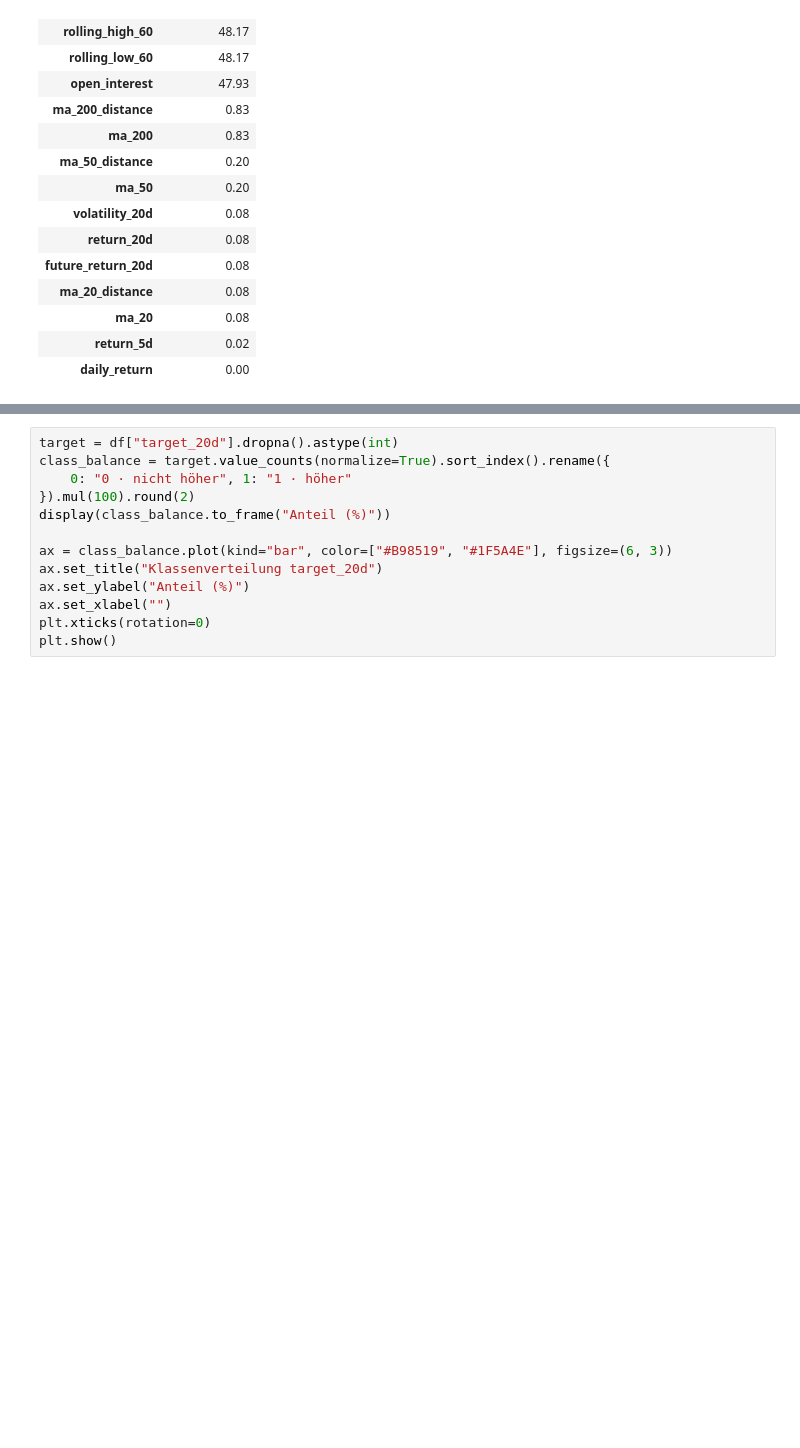
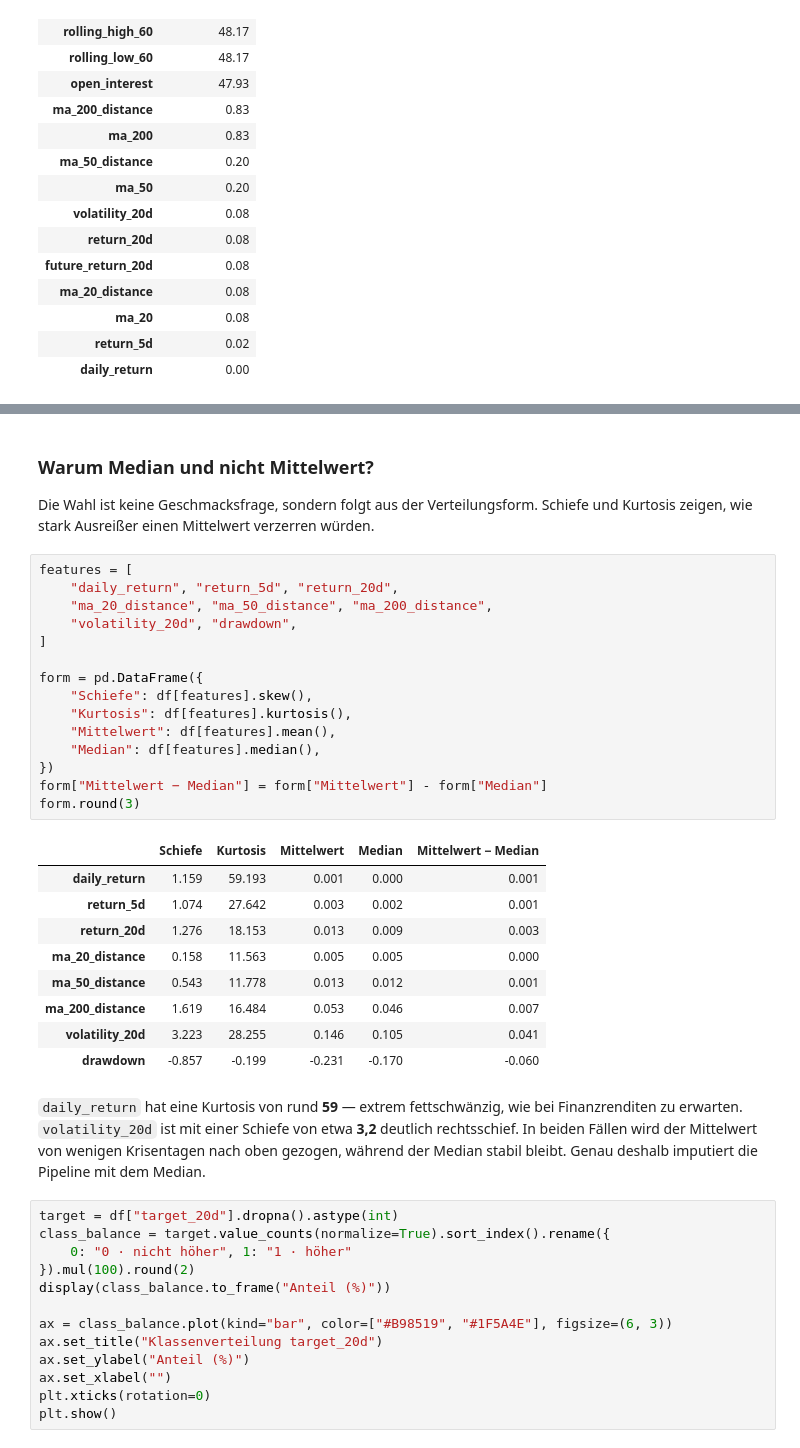
Before and after one commit to fedansoufiane-commits/forexscope-ai, a Jupyter notebook: notebooks/02_understanding_the_data.ipynb, the cells around one changed output, grey strips where cells are left out. Drawn from its saved outputs; the diff is of its cells as text; blank space fills up the shorter version.

```diff
--- a/notebooks/02_understanding_the_data.ipynb
+++ b/notebooks/02_understanding_the_data.ipynb
@@ -89,3 +137,40 @@ Median-Imputer die Behandlung innerhalb jedes Trainingsfensters.
+# %% [markdown]
+### Warum Median und nicht Mittelwert?
+
+Die Wahl ist keine Geschmacksfrage, sondern folgt aus der Verteilungsform.
+Schiefe und Kurtosis zeigen, wie stark Ausreißer einen Mittelwert verzerren
+würden.
+# %%
+features = [
+    "daily_return", "return_5d", "return_20d",
+    "ma_20_distance", "ma_50_distance", "ma_200_distance",
+    "volatility_20d", "drawdown",
+]
+
+form = pd.DataFrame({
+    "Schiefe": df[features].skew(),
+    "Kurtosis": df[features].kurtosis(),
+    "Mittelwert": df[features].mean(),
+    "Median": df[features].median(),
+})
+form["Mittelwert − Median"] = form["Mittelwert"] - form["Median"]
+form.round(3)
+# %% [output]
+|  | Schiefe | Kurtosis | Mittelwert | Median | Mittelwert − Median |
+| daily_return | 1.159 | 59.193 | 0.001 | 0.000 | 0.001 |
+| return_5d | 1.074 | 27.642 | 0.003 | 0.002 | 0.001 |
+| return_20d | 1.276 | 18.153 | 0.013 | 0.009 | 0.003 |
+| ma_20_distance | 0.158 | 11.563 | 0.005 | 0.005 | 0.000 |
+| ma_50_distance | 0.543 | 11.778 | 0.013 | 0.012 | 0.001 |
+| ma_200_distance | 1.619 | 16.484 | 0.053 | 0.046 | 0.007 |
+| volatility_20d | 3.223 | 28.255 | 0.146 | 0.105 | 0.041 |
+| drawdown | -0.857 | -0.199 | -0.231 | -0.170 | -0.060 |
+# %% [markdown]
+`daily_return` hat eine Kurtosis von rund **59** — extrem fettschwänzig, wie bei
+Finanzrenditen zu erwarten. `volatility_20d` ist mit einer Schiefe von etwa
+**3,2** deutlich rechtsschief. In beiden Fällen wird der Mittelwert von wenigen
+Krisentagen nach oben gezogen, während der Median stabil bleibt. Genau deshalb
+imputiert die Pipeline mit dem Median.
 # %%
 target = df["target_20d"].dropna().astype(int)
 class_balance = target.value_counts(normalize=True).sort_index().rename({
```
Also changed, not shown: parts of 12 cells of this notebook, 9 other files.
